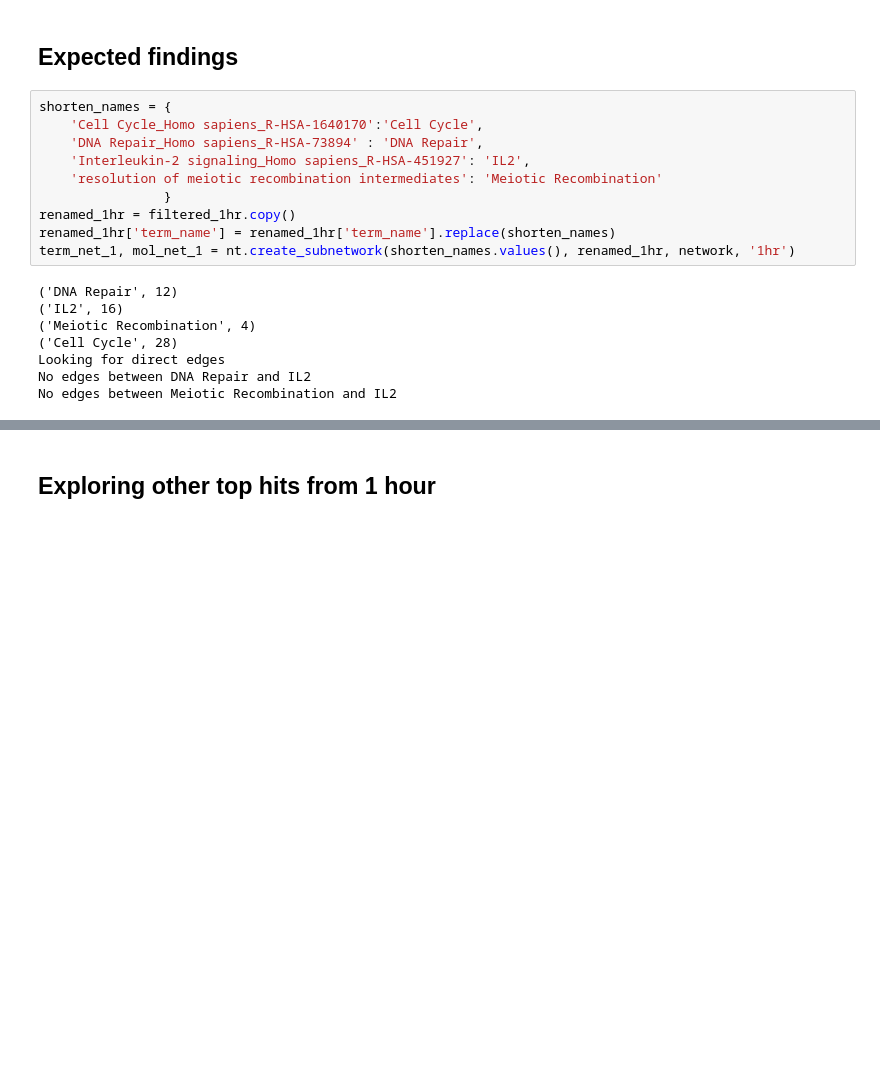
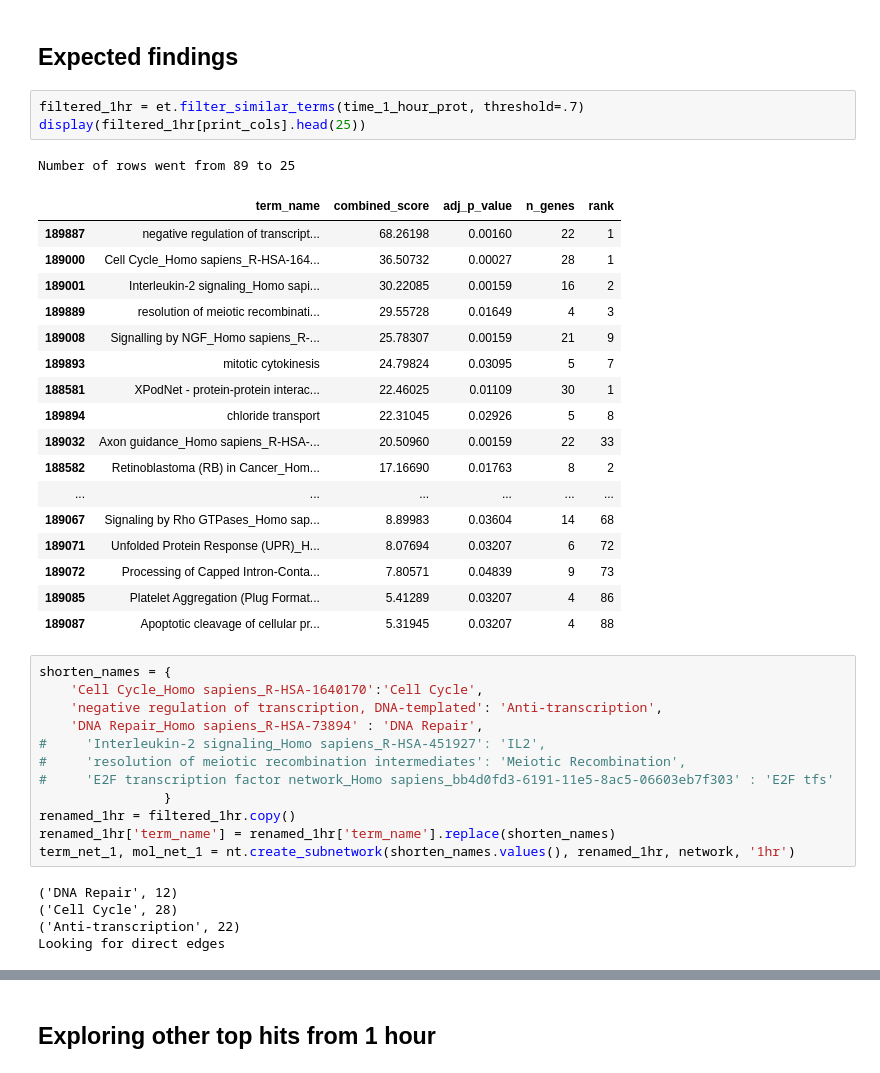
Before and after one commit to LoLab-MSM/MAGINE, a Jupyter notebook: examples/cisplatin/workflow_example.ipynb, the cells around one changed output, grey strips where cells are left out. Cells and saved outputs as stored; diff of their text form; blank space fills up the shorter version.

```diff
--- a/examples/cisplatin/workflow_example.ipynb
+++ b/examples/cisplatin/workflow_example.ipynb
@@ -116,21 +120,42 @@ A quick search for 'Interleukin-2 signaling' and 'Cisplatin' __[link](https://ww
 We can link the two together to see how once might regulate the other by looking at the molecular interactions.
 # %% [markdown]
 ## Expected findings
+# %%
+filtered_1hr = et.filter_similar_terms(time_1_hour_prot, threshold=.7)
+display(filtered_1hr[print_cols].head(25))
+# %% [output]
+Number of rows went from 89 to 25
+|  | term_name | combined_score | adj_p_value | n_genes | rank |
+| 189887 | negative regulation of transcript... | 68.26198 | 0.00160 | 22 | 1 |
+| 189000 | Cell Cycle_Homo sapiens_R-HSA-164... | 36.50732 | 0.00027 | 28 | 1 |
+| 189001 | Interleukin-2 signaling_Homo sapi... | 30.22085 | 0.00159 | 16 | 2 |
+| 189889 | resolution of meiotic recombinati... | 29.55728 | 0.01649 | 4 | 3 |
+| 189008 | Signalling by NGF_Homo sapiens_R-... | 25.78307 | 0.00159 | 21 | 9 |
+| 189893 | mitotic cytokinesis | 24.79824 | 0.03095 | 5 | 7 |
+| 188581 | XPodNet - protein-protein interac... | 22.46025 | 0.01109 | 30 | 1 |
+| 189894 | chloride transport | 22.31045 | 0.02926 | 5 | 8 |
+| 189032 | Axon guidance_Homo sapiens_R-HSA-... | 20.50960 | 0.00159 | 22 | 33 |
+| 188582 | Retinoblastoma (RB) in Cancer_Hom... | 17.16690 | 0.01763 | 8 | 2 |
+| ... | ... | ... | ... | ... | ... |
+| 189067 | Signaling by Rho GTPases_Homo sap... | 8.89983 | 0.03604 | 14 | 68 |
+| 189071 | Unfolded Protein Response (UPR)_H... | 8.07694 | 0.03207 | 6 | 72 |
+| 189072 | Processing of Capped Intron-Conta... | 7.80571 | 0.04839 | 9 | 73 |
+| 189085 | Platelet Aggregation (Plug Format... | 5.41289 | 0.03207 | 4 | 86 |
+| 189087 | Apoptotic cleavage of cellular pr... | 5.31945 | 0.03207 | 4 | 88 |
 # %%
 shorten_names = {
     'Cell Cycle_Homo sapiens_R-HSA-1640170':'Cell Cycle',
+    'negative regulation of transcription, DNA-templated': 'Anti-transcription',
     'DNA Repair_Homo sapiens_R-HSA-73894' : 'DNA Repair',
-    'Interleukin-2 signaling_Homo sapiens_R-HSA-451927': 'IL2',
-    'resolution of meiotic recombination intermediates': 'Meiotic Recombination'
+#     'Interleukin-2 signaling_Homo sapiens_R-HSA-451927': 'IL2',
+#     'resolution of meiotic recombination intermediates': 'Meiotic Recombination',
+#     'E2F transcription factor network_Homo sapiens_bb4d0fd3-6191-11e5-8ac5-06603eb7f303' : 'E2F tfs'
                 }
 renamed_1hr = filtered_1hr.copy()
 renamed_1hr['term_name'] = renamed_1hr['term_name'].replace(shorten_names)
 term_net_1, mol_net_1 = nt.create_subnetwork(shorten_names.values(), renamed_1hr, network, '1hr')
 # %% [output]
 ('DNA Repair', 12)
-('IL2', 16)
-('Meiotic Recombination', 4)
 ('Cell Cycle', 28)
+('Anti-transcription', 22)
 Looking for direct edges
-No edges between DNA Repair and IL2
-No edges between Meiotic Recombination and IL2
```
Also changed, not shown: parts of 38 cells of this notebook, 8 other files.
